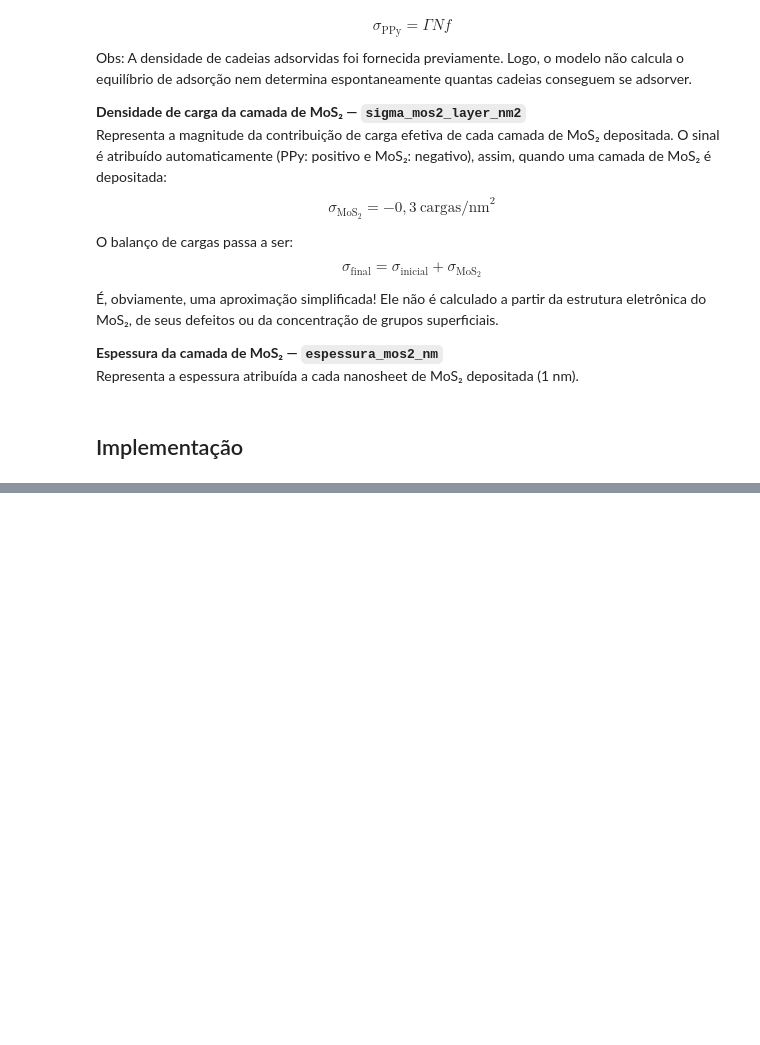
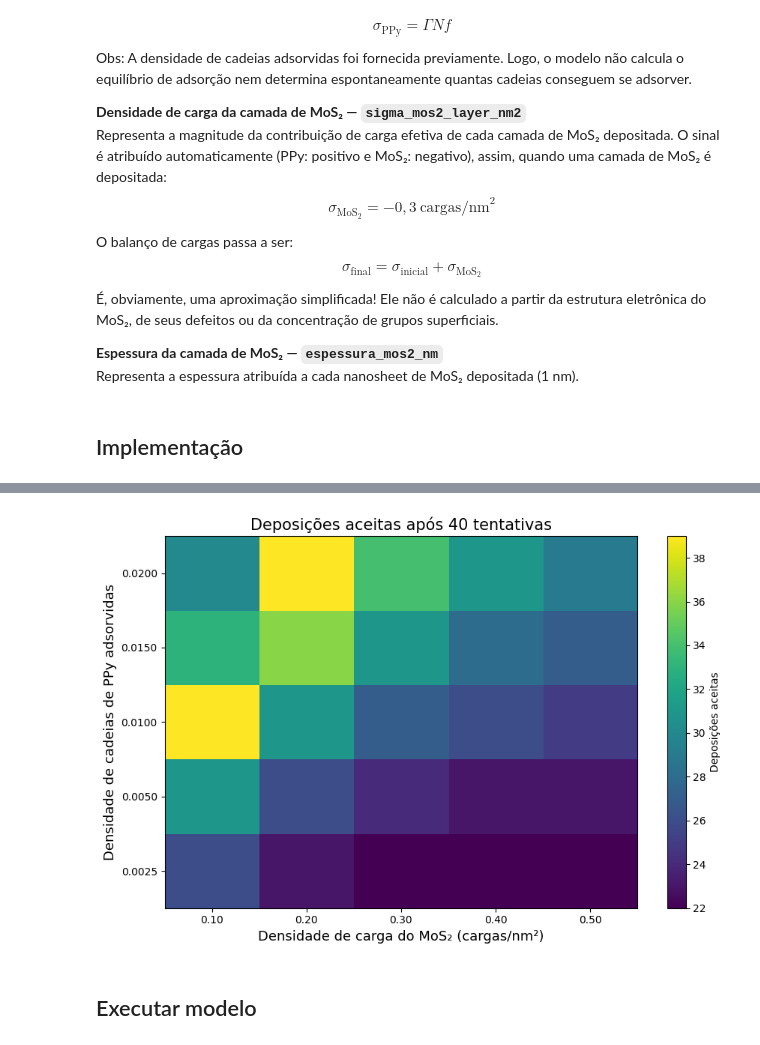
Before and after one commit to SamarahRamos/Polimerization-of-Poly-Pirrol, a Jupyter notebook: joanny_model.ipynb, the cells around one changed output, grey strips where cells are left out. Saved outputs shown, nothing was run; the diff lists cells and outputs as text; code cells hidden in the pictures; blank space fills up the shorter version.

```diff
--- a/joanny_model.ipynb
+++ b/joanny_model.ipynb
@@ -458,0 +736,37 @@ with open("resultados_simulacao.txt", "w", encoding="utf-8") as arquivo:
+# %%
+matriz_aceitas = dados.pivot(
+    index="chains_adsorbed_nm2",
+    columns="sigma_mos2_layer_nm2",
+    values="Deposicoes_aceitas"
+)
+
+plt.figure(figsize=(9, 6))
+
+plt.imshow(
+    matriz_aceitas.values,
+    aspect="auto",
+    origin="lower"
+)
+
+plt.colorbar(label="Deposições aceitas")
+
+plt.xticks(
+    range(len(matriz_aceitas.columns)),
+    [f"{x:.2f}" for x in matriz_aceitas.columns]
+)
+
+plt.yticks(
+    range(len(matriz_aceitas.index)),
+    [f"{x:.4f}" for x in matriz_aceitas.index]
+)
+
+plt.xlabel("Densidade de carga do MoS₂ (cargas/nm²)", fontsize=13)
+plt.ylabel("Densidade de cadeias de PPy adsorvidas", fontsize=13)
+plt.title("Deposições aceitas após 40 tentativas", fontsize=15)
+
+plt.tight_layout()
+plt.show()
+# %% [output]
+[figure, added]
+# %% [markdown]
+## Executar modelo
```
Also changed, not shown: parts of 13 cells of this notebook.
